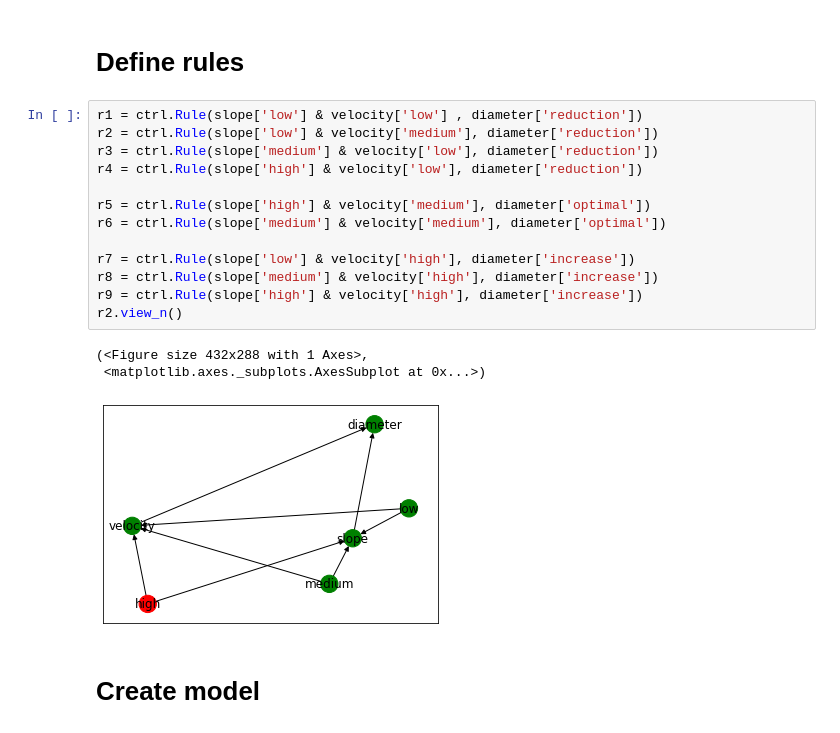
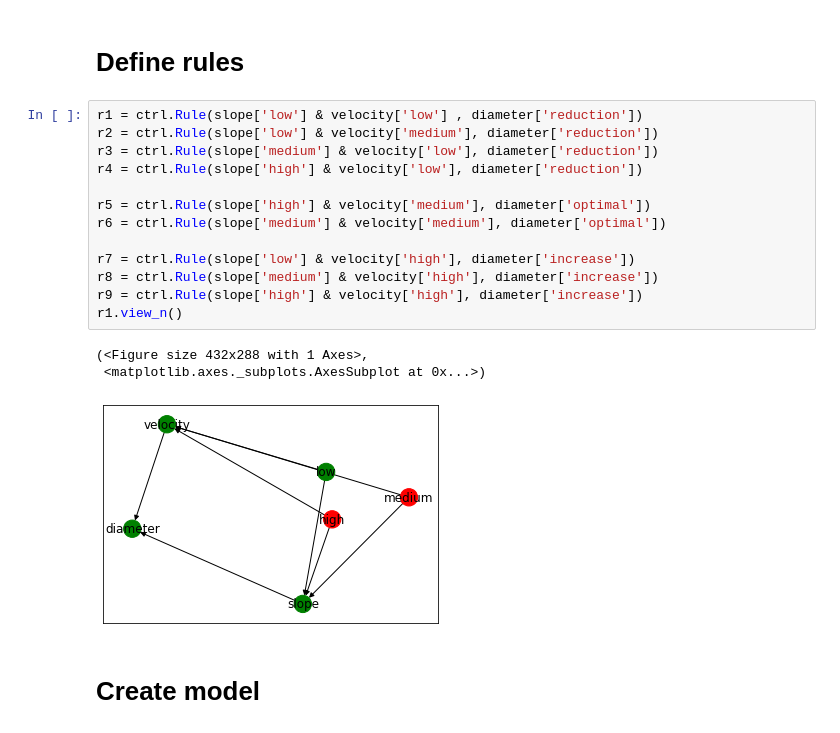
Before and after one commit to BuczynskiRafal/pipe_calculations, a Jupyter notebook: fuzzy logic.ipynb, the cells around one changed output. Saved outputs shown, nothing was run; the diff lists cells and outputs as text.

```diff
--- a/fuzzy logic.ipynb
+++ b/fuzzy logic.ipynb
@@ -230,20 +235,20 @@ diameter.view()
 # %%
 r1 = ctrl.Rule(slope['low'] & velocity['low'] , diameter['reduction'])
 r2 = ctrl.Rule(slope['low'] & velocity['medium'], diameter['reduction'])
 r3 = ctrl.Rule(slope['medium'] & velocity['low'], diameter['reduction'])
 r4 = ctrl.Rule(slope['high'] & velocity['low'], diameter['reduction'])
 
 r5 = ctrl.Rule(slope['high'] & velocity['medium'], diameter['optimal'])
 r6 = ctrl.Rule(slope['medium'] & velocity['medium'], diameter['optimal'])
 
 r7 = ctrl.Rule(slope['low'] & velocity['high'], diameter['increase'])
 r8 = ctrl.Rule(slope['medium'] & velocity['high'], diameter['increase'])
 r9 = ctrl.Rule(slope['high'] & velocity['high'], diameter['increase'])
-r2.view_n()
+r1.view_n()
 # %% [output]
 (<Figure size 432x288 with 1 Axes>,
  <matplotlib.axes._subplots.AxesSubplot at 0x...>)
-[figure, old version]
+[figure, new version]
 # %% [markdown]
 # Create model
 # %%
```
Also changed, not shown: parts of 3 cells of this notebook.
